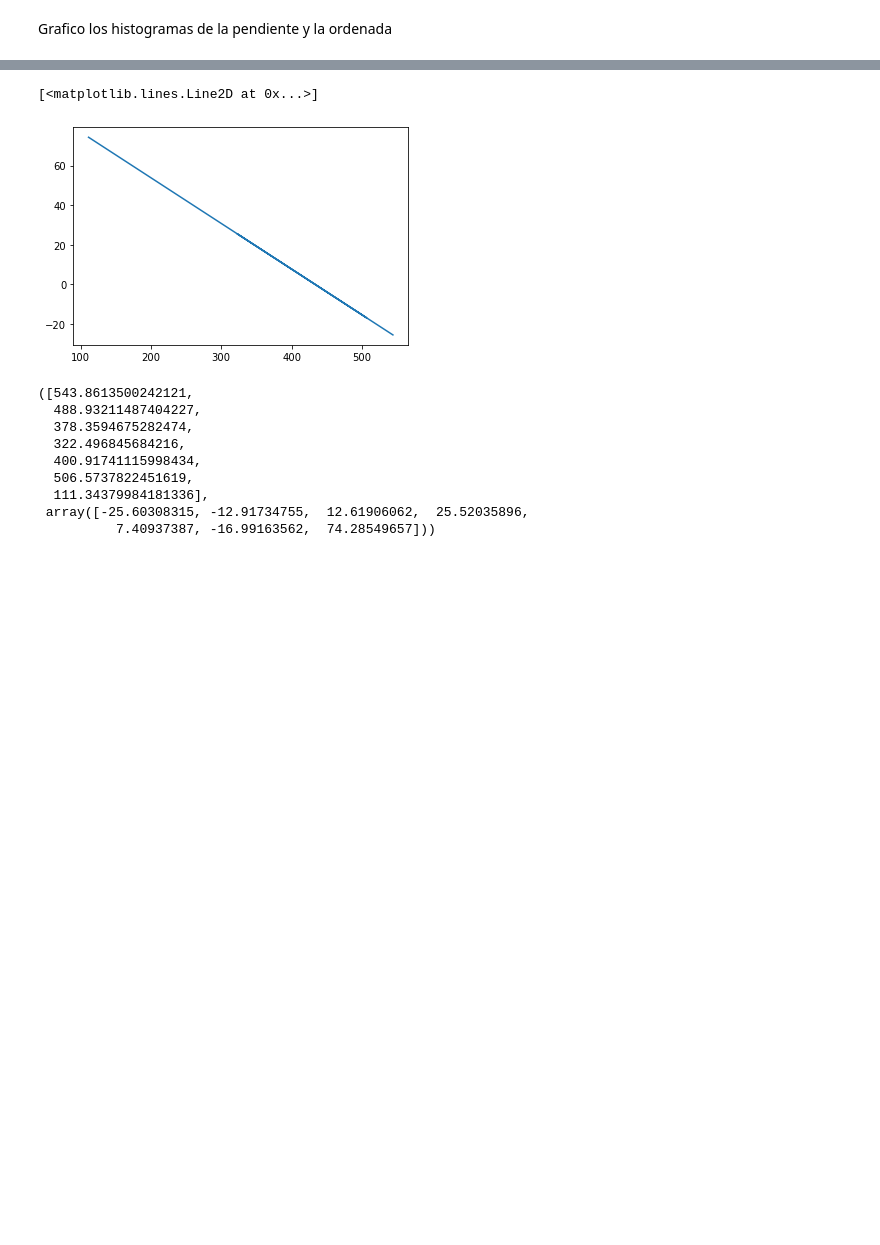
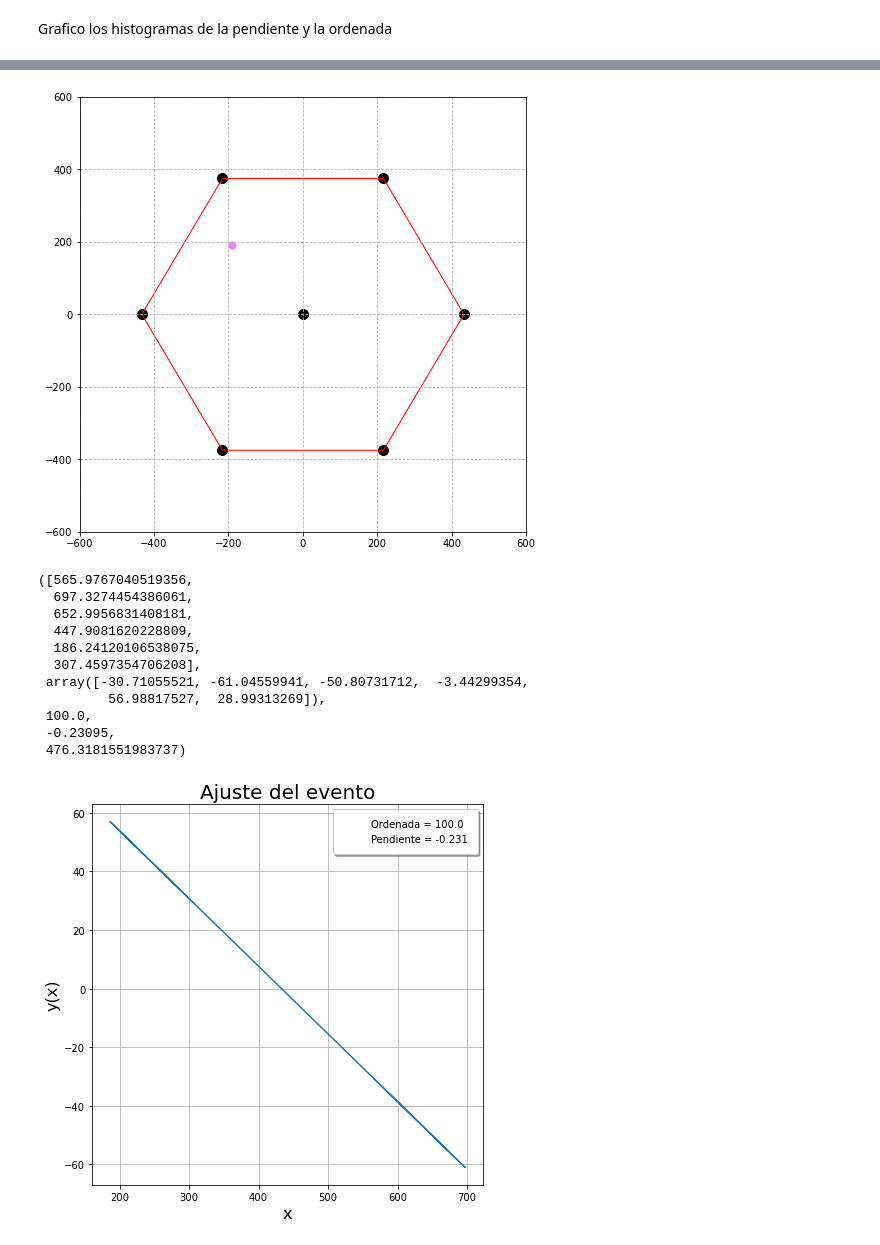
Before and after one commit to alexispacek/lab, a Jupyter notebook: Segundo ejercicio Lab 7.ipynb, the cells around one changed output, grey strips where cells are left out. Saved outputs shown, nothing was run; the diff lists cells and outputs as text; code cells hidden in the pictures; blank space fills up the shorter version.

Commit message:
Funcion de evento. Distribucion de distancia optima

```diff
--- a/Segundo ejercicio Lab 7.ipynb
+++ b/Segundo ejercicio Lab 7.ipynb
@@ -35,6 +35,43 @@ def in_hex(poli):
 
 
 params = [1, 1]
+
+def evento(poligono,sigma,evento,recta):
+    #Genero el punto random.
+    random_point = in_hex(poligono)
+    #calculo las distancias entre el evento y los 7 detectores.
+    distancias = []
+    for i in range(len(poligono)):
+        distancias.append(dist(random_point,poligono[i]))
+    #Genero la señal
+    y = 100 - (100/433)*np.asarray(distancias)
+    #Hago el ajuste
+    a1 = leastsq(func, params, (np.asarray(distancias), y))[0][1]
+    a2 = leastsq(func, params, (np.asarray(distancias), y))[0][0]
+    #Opcional visualizar el esquematico del evento
+    if evento == True:
+        plt.figure(figsize=(8,8))
+        polygon = plt.Polygon(poligono,fill=None,edgecolor='r')
+        plt.gca().add_patch(polygon)
+        plt.xlim(-600,600)
+        plt.ylim(-600,600)
+        plt.scatter(centro[0],centro[1],s = 100,c ='black')
+        plt.scatter(random_point[0],random_point[1],s = 50,c='violet')
+        plt.scatter(pointsx,pointsy,s = 100,c = 'black')
+        plt.grid(linestyle='--')
+        plt.show()
+    #Opcional visualizar el ajuste del evento
+    if recta == True:
+        plt.figure(figsize=(7,7))
+        plt.plot(distancias,y)
+        plt.title('Ajuste del evento',size = 20)
+        plt.grid()
+        plt.plot([],[],' ',label = f'Ordenada = {np.round(a1,3)}')
+        plt.plot([],[],' ',label = f'Pendiente = {np.round(a2,3)}')
+        plt.ylabel('y(x)',size = 16)
+        plt.legend(fancybox=True, framealpha=1, shadow=True, borderpad=1)
+        plt.xlabel('x',size = 16)
+    return(distancias,y,np.round(a1,5),np.round(a2,5),np.mean(distancias))
 # %% [markdown]
 Defino los puntos del hexagono. Me genero un punto al azar que vive dentro del hexagono. Grafico
 # %%
@@ -140,17 +177,16 @@ Text(0.5, 0, '$a_{2}$')
 # %%
-plt.plot(distancias,y)
+evento(poligono,5,True,True)
 # %% [output]
+[figure, new version]
-[<matplotlib.lines.Line2D at 0x...>]
+([565.9767040519356,
+  697.3274454386061,
+  652.9956831408181,
+  447.9081620228809,
+  186.24120106538075,
+  307.4597354706208],
+ array([-30.71055521, -61.04559941, -50.80731712,  -3.44299354,
+         56.98817527,  28.99313269]),
+ 100.0,
+ -0.23095,
+ 476.3181551983737)
-[figure, old version]
+[figure, added]
-# %%
-distancias,y
-# %% [output]
-([543.8613500242121,
-  488.93211487404227,
-  378.3594675282474,
-  322.496845684216,
-  400.91741115998434,
-  506.5737822451619,
-  111.34379984181336],
- array([-25.60308315, -12.91734755,  12.61906062,  25.52035896,
-          7.40937387, -16.99163562,  74.28549657]))
```
Also changed, not shown: parts of 6 cells of this notebook.
